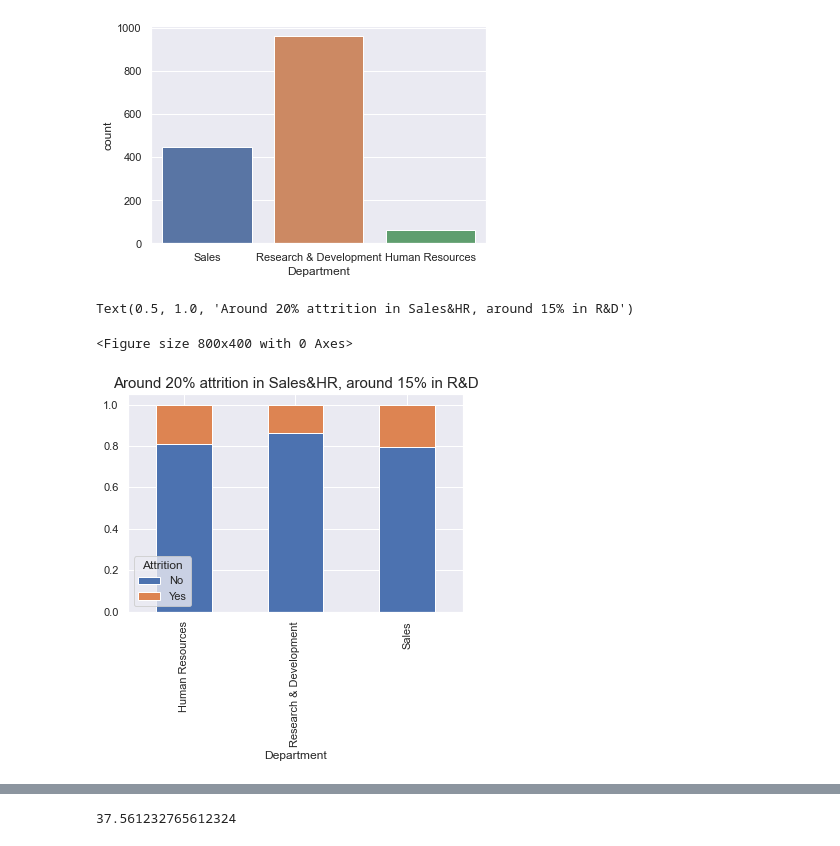
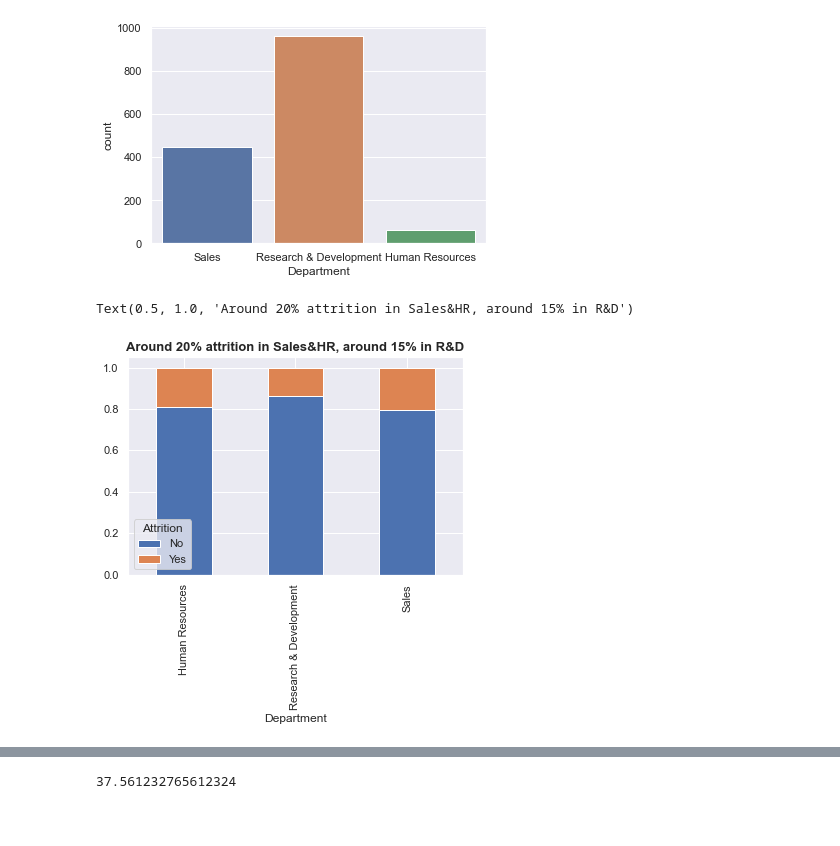
Before and after one commit to agarashzade/Employee-attrition, a Jupyter notebook: EDA_2.ipynb, the cells around one changed output, grey strips where cells are left out. Drawn from its saved outputs; the diff is of its cells as text; code cells hidden in the pictures; blank space fills up the shorter version.

```diff
--- a/EDA_2.ipynb
+++ b/EDA_2.ipynb
@@ -91,10 +93,8 @@ sns.countplot(x='Department',data=df)
 # %%
  df_for_plot_1=pd.crosstab(index=df['Department'],columns=df['Attrition'],normalize='index')
 # %%
-figure(figsize=(10, 5), dpi=80)
 df_for_plot_1.plot(kind='bar',stacked='True')
-plt.title('Around 20% attrition in Sales&HR, around 15% in R&D',fontsize=15)
+plt.title('Around 20% attrition in Sales&HR, around 15% in R&D',fontsize=13,fontweight='bold')
 # %% [output]
 Text(0.5, 1.0, 'Around 20% attrition in Sales&HR, around 15% in R&D')
-<Figure size 800x400 with 0 Axes>
-[figure, old version]
+[figure, new version]
```
Also changed, not shown: parts of 12 cells of this notebook.
